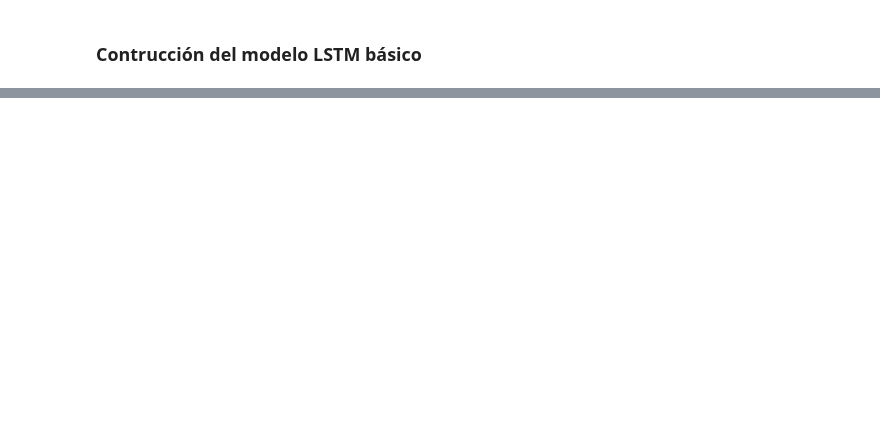
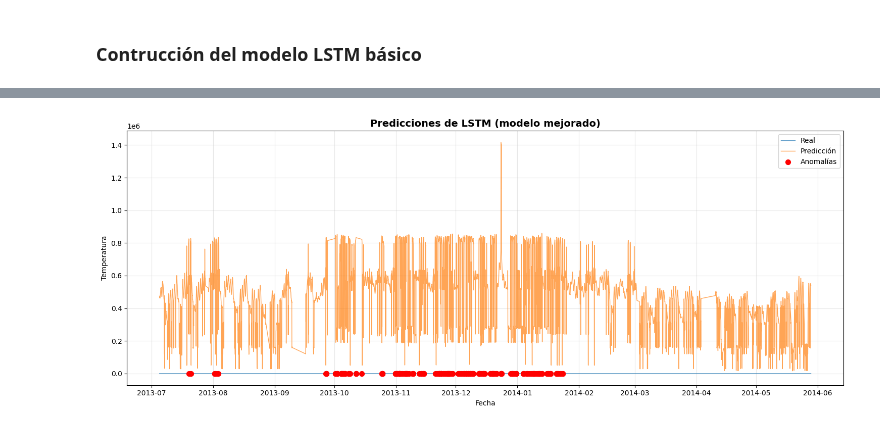
Before and after one commit to migueel15/Universidad, a Jupyter notebook: optativas/critico/practicas/p1/main.ipynb, the cells around one changed output, grey strips where cells are left out. Cells and saved outputs as stored; diff of their text form; code cells hidden in the pictures; blank space fills up the shorter version.

```diff
--- a/optativas/critico/practicas/p1/main.ipynb
+++ b/optativas/critico/practicas/p1/main.ipynb
@@ -347,0 +306,14 @@ plt.show()
+# %%
+print("Entrenando modelo LSTM mejorado...")
+early_stop = EarlyStopping(monitor='val_loss', patience=10, restore_best_weights=True)
+
+history_improved = model_improved.fit(
+    X_scaled, y_scaled,
+    epochs=50,
+    batch_size=32,
+    validation_data=(X_scaled, y_scaled),
+    callbacks=[early_stop],
+    verbose=1
+)
+
+print("\nEntrenamiento completado")
@@ -347,0 +338,4 @@ plt.show()
+# %%
+predictions_improved, errors_improved, anomalies_improved, threshold_improved = detect_anomalies_lstm(
+    model_improved, X_scaled, y_scaled, threshold_per=95
+)
@@ -347,0 +344,19 @@ plt.show()
+# %%
+# desnormalizamos las predicciones
+predictions_improved_denorm = scaler.inverse_transform(predictions_improved.reshape(-1, 1)).flatten()
+# %%
+plt.figure(figsize=(15, 6))
+timestamps_improved = df['timestamp'].iloc[window_size_improved:].values
+plt.plot(timestamps_improved, y_improved_denorm, label='Real', linewidth=1, alpha=0.7)
+plt.plot(timestamps_improved, predictions_improved_denorm, label='Predicción', linewidth=1, alpha=0.7)
+plt.scatter(timestamps_improved[anomalies_improved], y_improved_denorm[anomalies_improved],
+           color='red', label='Anomalías', s=50, zorder=5)
+plt.title('Predicciones de LSTM (modelo mejorado)', fontsize=14, fontweight='bold')
+plt.xlabel('Fecha')
+plt.ylabel('Temperatura')
+plt.legend()
+plt.grid(True, alpha=0.3)
+plt.tight_layout()
+plt.show()
+# %% [output]
+[figure, added]
```
Also changed, not shown: parts of 26 cells of this notebook, 4 other files.
